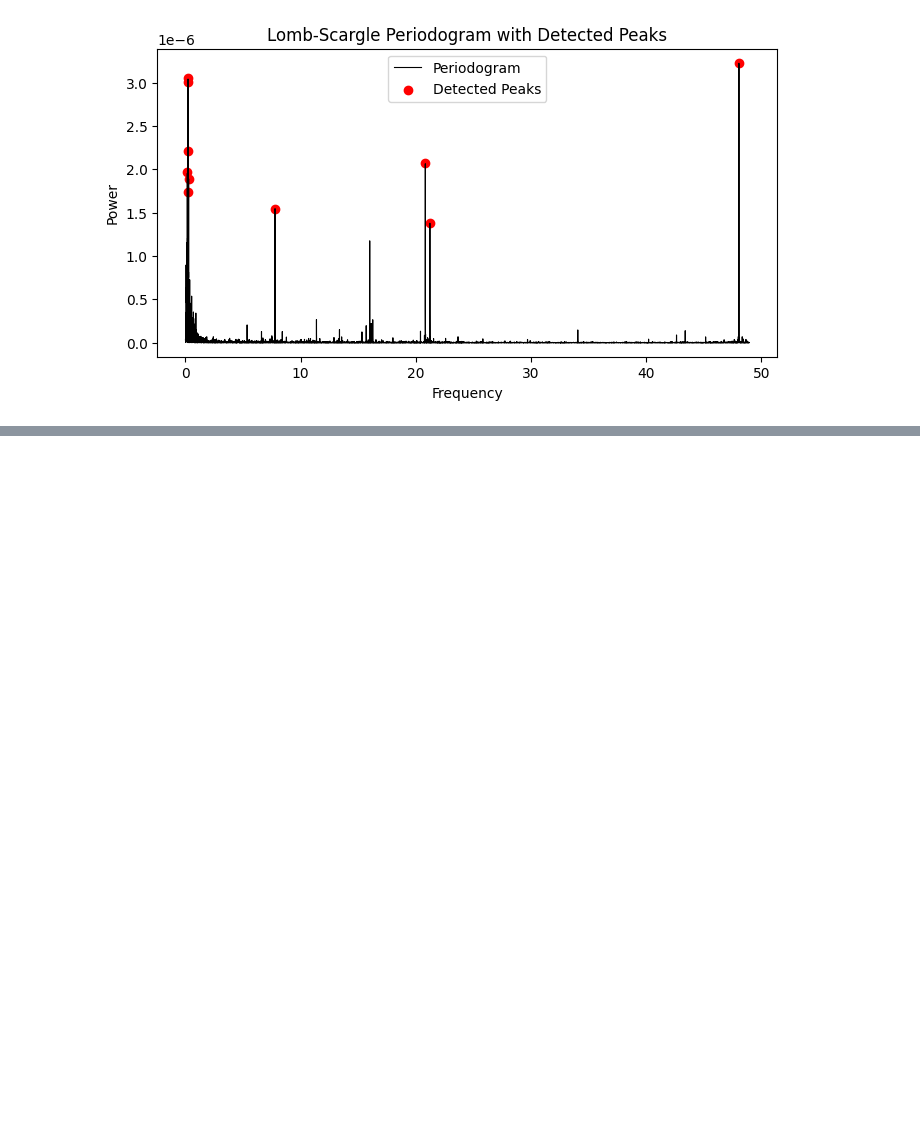
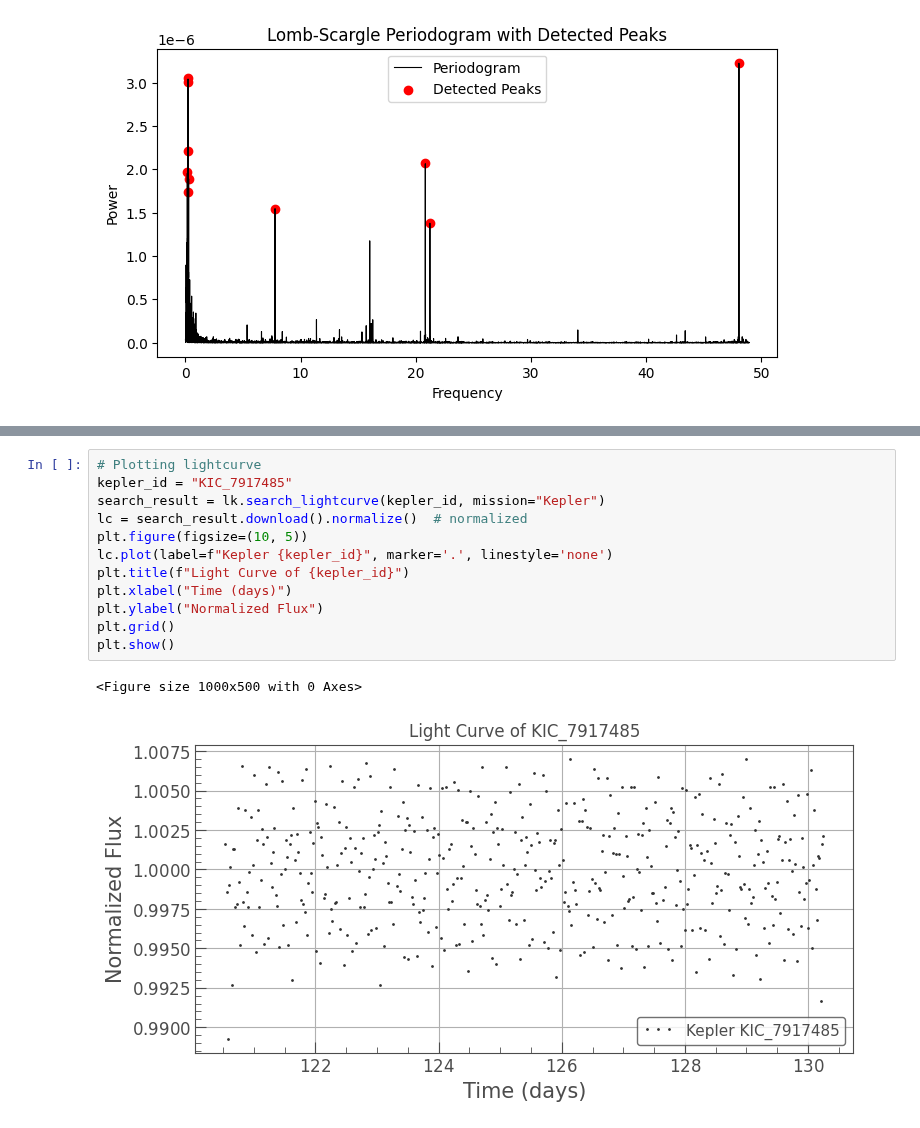
Before and after one commit to Hoggnation/cataloging_coherent_oscillators, a Jupyter notebook: Filtering_Function_on_KIC_7917485.ipynb, the cells around one changed output, grey strips where cells are left out. Cells and saved outputs as stored; diff of their text form; blank space fills up the shorter version.

```diff
--- a/Filtering_Function_on_KIC_7917485.ipynb
+++ b/Filtering_Function_on_KIC_7917485.ipynb
@@ -433,0 +292,15 @@ Chi-squared: 0.0007492698317368908
+# %%
+# Plotting lightcurve
+kepler_id = "KIC_7917485"
+search_result = lk.search_lightcurve(kepler_id, mission="Kepler")
+lc = search_result.download().normalize()  # normalized
+plt.figure(figsize=(10, 5))
+lc.plot(label=f"Kepler {kepler_id}", marker='.', linestyle='none')
+plt.title(f"Light Curve of {kepler_id}")
+plt.xlabel("Time (days)")
+plt.ylabel("Normalized Flux")
+plt.grid()
+plt.show()
+# %% [output]
+<Figure size 1000x500 with 0 Axes>
+[figure, added]
```
Also changed, not shown: parts of 17 cells of this notebook.
